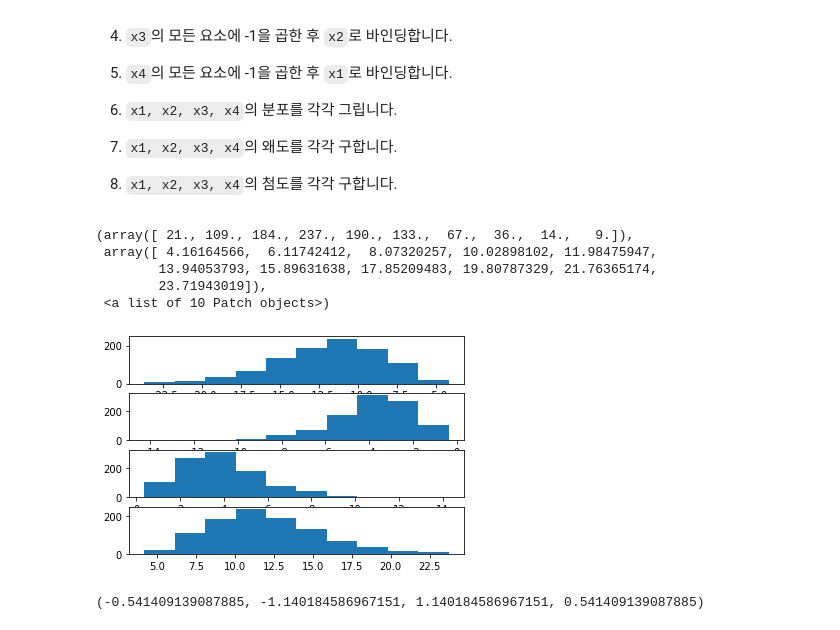
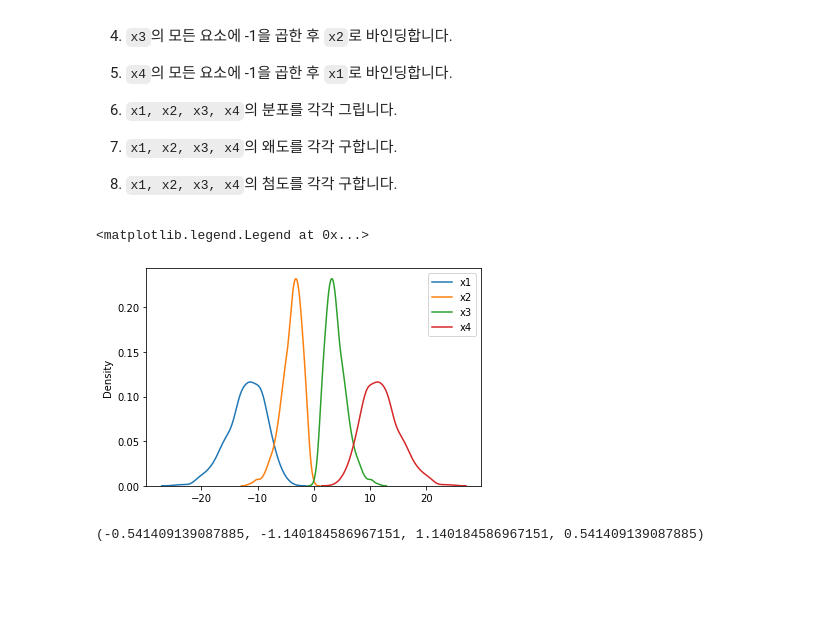
Before and after one commit to pthkbs123/SkillTreePython-DataAnalysis, a Jupyter notebook: 03.통계기반데이터분석/ch03_06_기초통계_분포통계량.ipynb, the cells around one changed output. Saved outputs shown, nothing was run; the diff lists cells and outputs as text; code cells hidden in the pictures; blank space fills up the shorter version.

```diff
--- a/03.통계기반데이터분석/ch03_06_기초통계_분포통계량.ipynb
+++ b/03.통계기반데이터분석/ch03_06_기초통계_분포통계량.ipynb
@@ -205,33 +203,27 @@ kurtosis(x1), kurtosis(x2), kurtosis(x3)
 # %%
 import scipy as sp
 from scipy import stats
 from scipy.stats import *
 
 gam = sp.stats.gamma(a= 4)
 x3 = gam.rvs(1000)
 
 gam = sp.stats.gamma(a= 12)
 x4 = gam.rvs(1000)
 
 x2 = x3 * -1
 
 x1 = x4 * -1
 
-plt.subplot(411)
-plt.hist(x1)
-plt.subplot(412)
-plt.hist(x2)
-plt.subplot(413)
-plt.hist(x3)
-plt.subplot(414)
-plt.hist(x4)
+xs = ['x1','x2','x3','x4']
+
+for x in xs :
+  sns.kdeplot(x = eval(x))
+
+plt.legend(xs)
 # %% [output]
-(array([ 21., 109., 184., 237., 190., 133.,  67.,  36.,  14.,   9.]),
- array([ 4.16164566,  6.11742412,  8.07320257, 10.02898102, 11.98475947,
-        13.94053793, 15.89631638, 17.85209483, 19.80787329, 21.76365174,
-        23.71943019]),
- <a list of 10 Patch objects>)
+<matplotlib.legend.Legend at 0x...>
-[figure, old version]
+[figure, new version]
 # %%
 skew(x1), skew(x2), skew(x3), skew(x4)
 # %% [output]
```
Also changed, not shown: parts of 2 cells of this notebook.
